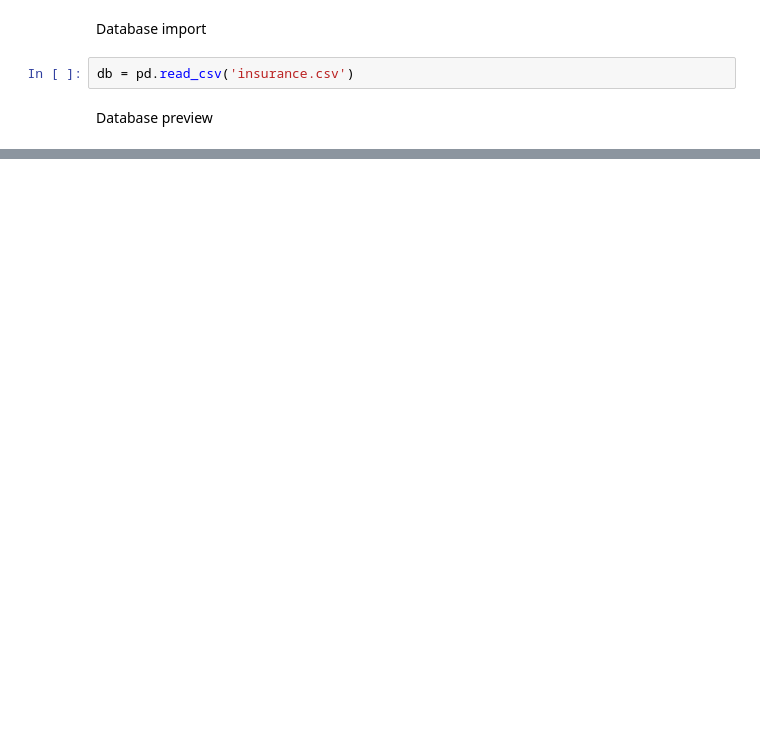
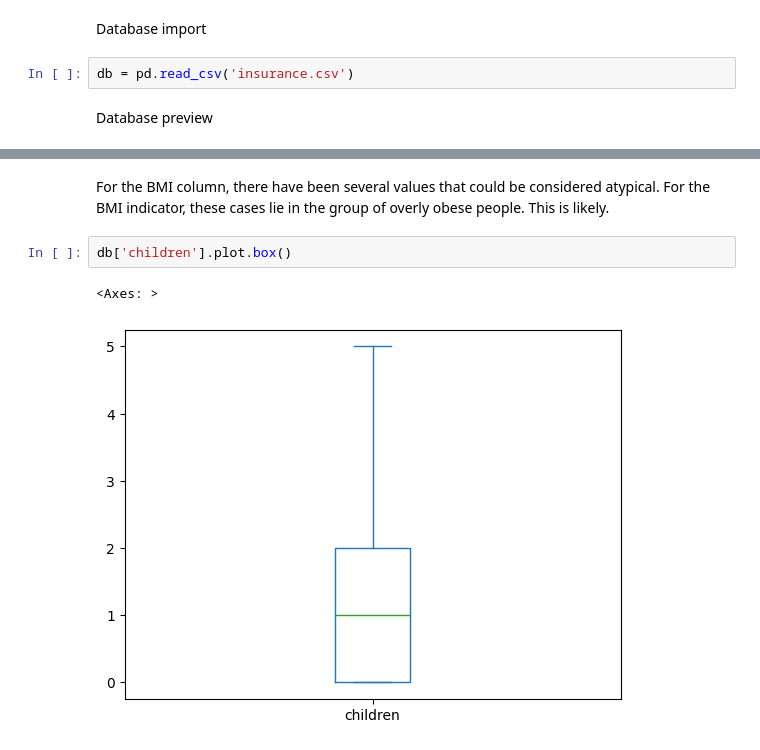
Before and after one commit to grzegorz-gomza/Portfolio_Projects, a Jupyter notebook: Medical Insurance/us-medical-insurance-costs.ipynb, the cells around one changed output, grey strips where cells are left out. Cells and saved outputs as stored; diff of their text form; blank space fills up the shorter version.

```diff
--- a/Medical Insurance/us-medical-insurance-costs.ipynb
+++ b/Medical Insurance/us-medical-insurance-costs.ipynb
@@ -43,0 +83,7 @@ for column in db:
+# %% [markdown]
+For the BMI column, there have been several values that could be considered atypical. For the BMI indicator, these cases lie in the group of overly obese people. This is likely.
+# %%
+db['children'].plot.box()
+# %% [output]
+<Axes: >
+[figure, added]
```
Also changed, not shown: parts of 16 cells of this notebook.
